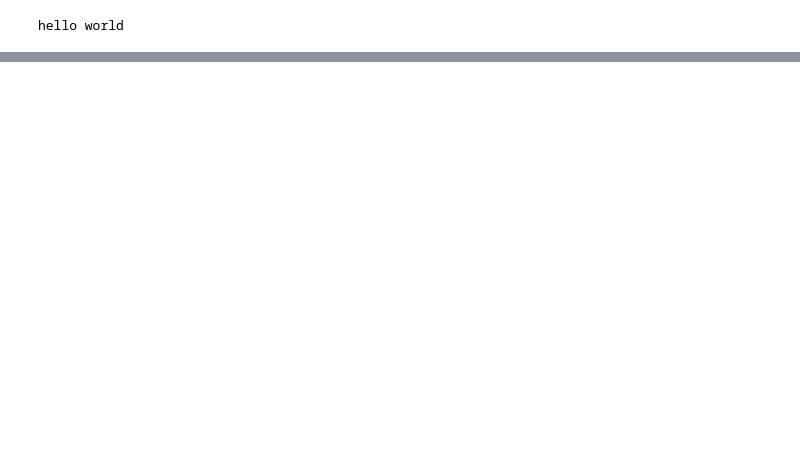
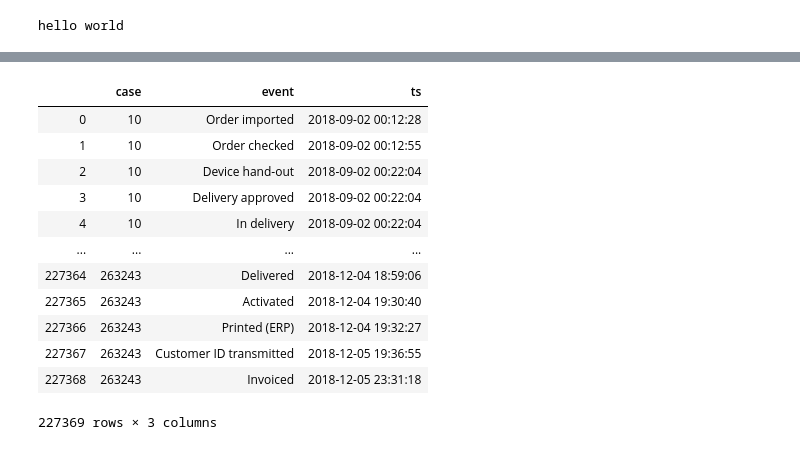
Before and after one commit to TaiLinhDu/PSE_WS1920, a Jupyter notebook: Data-out/alleTabellen.ipynb, the cells around one changed output, grey strips where cells are left out. Cells and saved outputs as stored; diff of their text form; code cells hidden in the pictures; blank space fills up the shorter version.

```diff
--- a/Data-out/alleTabellen.ipynb
+++ b/Data-out/alleTabellen.ipynb
@@ -35,4 +128,18 @@ d2
 # %%
-d3 = pd.read_csv(r"C:\Users\firat\PSE\Data-out\hda_dataset_uniform_random_3.csv")
+d3 = pd.read_csv(r"hda_dataset_uniform_random_3.csv")
 d3
+# %% [output]
+|  | case | event | ts |
+| 0 | 10 | Order imported | 2018-09-02 00:12:28 |
+| 1 | 10 | Order checked | 2018-09-02 00:12:55 |
+| 2 | 10 | Device hand-out | 2018-09-02 00:22:04 |
+| 3 | 10 | Delivery approved | 2018-09-02 00:22:04 |
+| 4 | 10 | In delivery | 2018-09-02 00:22:04 |
+| ... | ... | ... | ... |
+| 227364 | 263243 | Delivered | 2018-12-04 18:59:06 |
+| 227365 | 263243 | Activated | 2018-12-04 19:30:40 |
+| 227366 | 263243 | Printed (ERP) | 2018-12-04 19:32:27 |
+| 227367 | 263243 | Customer ID transmitted | 2018-12-05 19:36:55 |
+| 227368 | 263243 | Invoiced | 2018-12-05 23:31:18 |
+227369 rows × 3 columns
 # %%
```
Also changed, not shown: parts of 14 cells of this notebook.
